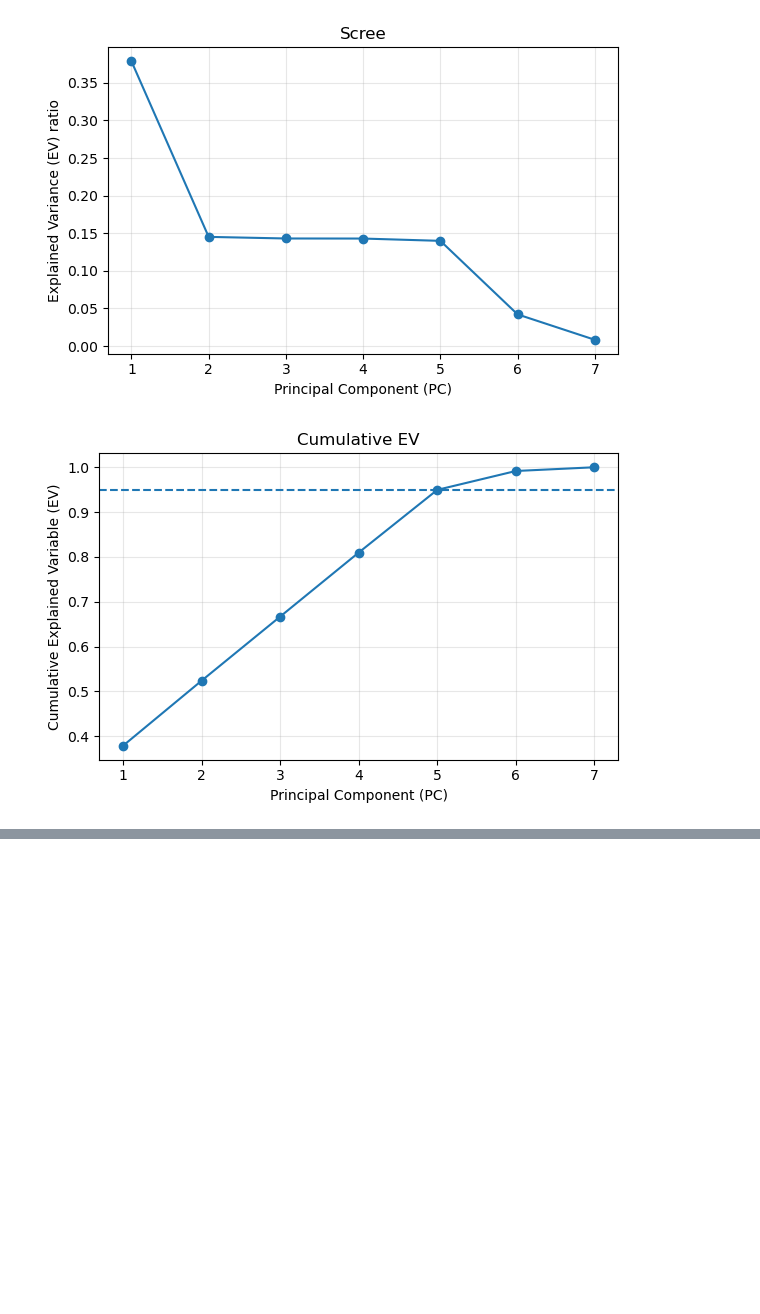
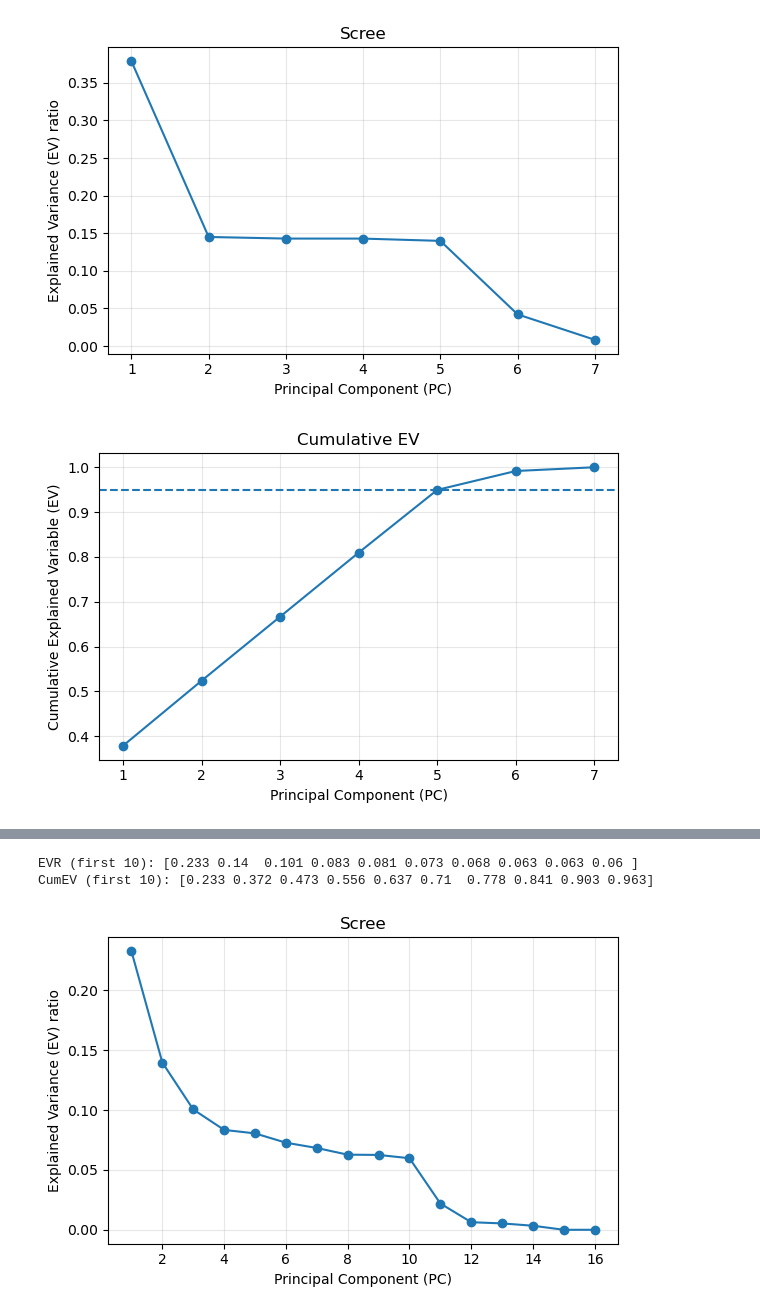
Before and after one commit to BTT-Abt-Global-1A/AI-Studio-Project, a Jupyter notebook: notebooks/milestone_2/02_PCA.ipynb, the cells around one changed output, grey strips where cells are left out. Drawn from its saved outputs; the diff is of its cells as text; code cells hidden in the pictures; blank space fills up the shorter version.

```diff
--- a/notebooks/milestone_2/02_PCA.ipynb
+++ b/notebooks/milestone_2/02_PCA.ipynb
@@ -313,0 +455,4 @@ plt.tight_layout(); plt.show()
+# %%
+# Numerical + categorical columns in the dataset
+num_cols    = ["prcp", "tmax", "tmin", "month", "day_of_week"]
+cat_cols    = ["region","season"]
@@ -313,0 +467,17 @@ plt.tight_layout(); plt.show()
+# %%
+# One-hot for categories (fitted on train)
+onehot = OneHotEncoder(handle_unknown="ignore", sparse_output=False).fit(X_train[cat_cols])
+X_train_cat = pd.DataFrame(
+    onehot.transform(X_train[cat_cols]),
+    index=X_train.index,
+    columns=onehot.get_feature_names_out(cat_cols)
+)
+
+X_test_cat = pd.DataFrame(
+    onehot.transform(X_test[cat_cols]),
+    index=X_test.index,
+    columns=onehot.get_feature_names_out(cat_cols)
+)
+
+# Print out metadata shapes
+print("Categorical One-Hot Shapes -> train:", X_train_cat.shape, "| test:", X_test_cat.shape)
@@ -313,0 +507,28 @@ plt.tight_layout(); plt.show()
+# %%
+# Standard scale numeric + categorical features in the train set
+scaler2 = StandardScaler(with_mean=True, with_std=True).fit(pd.concat([X_train_num2, X_train_cat], axis=1))
+X_train_std2 = scaler2.transform(pd.concat([X_train_num2, X_train_cat], axis=1))
+# %%
+# Fit PCA
+pca2 = PCA(n_components=None, random_state=42).fit(X_train_std2)
+evr2 = pca2.explained_variance_ratio_
+c_evr2 = evr2.cumsum()
+
+# Explain variance
+print("EVR (first 10):", np.round(evr2[:10], 3))
+print("CumEV (first 10):", np.round(c_evr2[:10], 3))
+# %% [output]
+EVR (first 10): [0.233 0.14  0.101 0.083 0.081 0.073 0.068 0.063 0.063 0.06 ]
+CumEV (first 10): [0.233 0.372 0.473 0.556 0.637 0.71  0.778 0.841 0.903 0.963]
+# %%
+# Scree Plot
+plt.figure(figsize=(6,4))
+plt.plot(range(1, len(evr2)+1), evr2, marker="o")
+plt.xlabel("Principal Component (PC)")
+plt.ylabel("Explained Variance (EV) ratio")
+plt.title("Scree")
+plt.grid(alpha=0.3)
+plt.tight_layout()
+plt.show()
+# %% [output]
+[figure, added]
```
Also changed, not shown: parts of 42 cells of this notebook.
